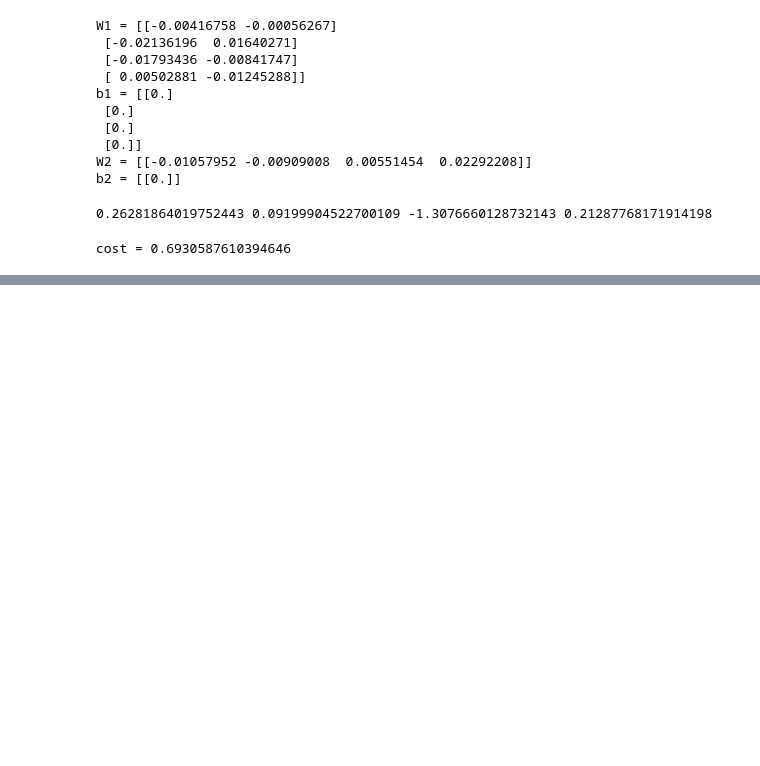
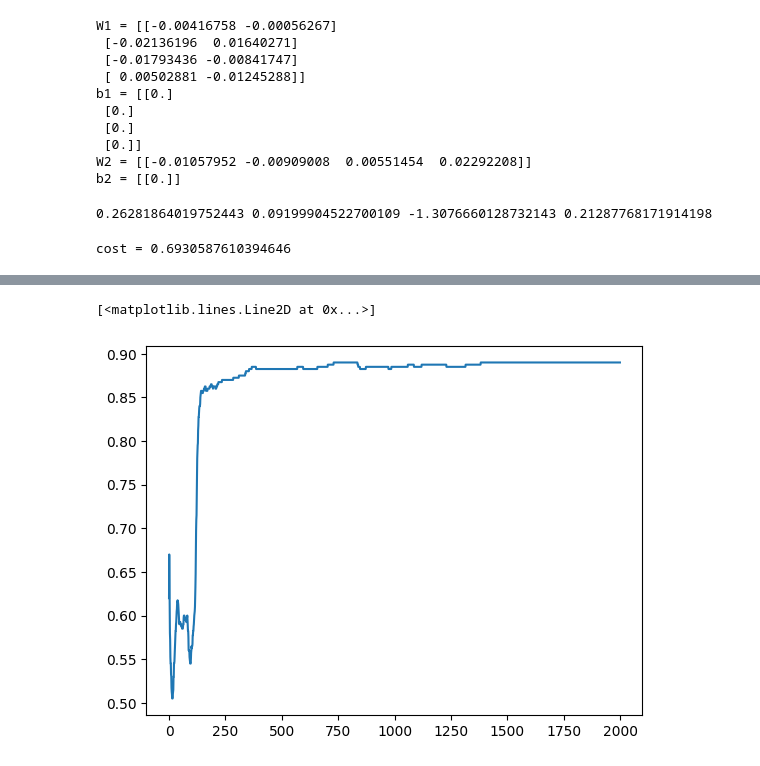
Before and after one commit to ArastooMaleki/NeuralNetworkBasics, a Jupyter notebook: shallow net/shallow_net_classification_planar.ipynb, the cells around one changed output, grey strips where cells are left out. Drawn from its saved outputs; the diff is of its cells as text; code cells hidden in the pictures; blank space fills up the shorter version.

```diff
--- a/shallow net/shallow_net_classification_planar.ipynb
+++ b/shallow net/shallow_net_classification_planar.ipynb
@@ -134,0 +198,7 @@ cost = 0.6930587610394646
+# %%
+def predict(param,X,prob=False):
+  A2,cache = forward_propagation(X , param)
+  if prob:
+    return A2
+  y_hat = (A2>=0.5)*1
+  return y_hat
@@ -134,0 +212,26 @@ cost = 0.6930587610394646
+# %%
+def nn_model(X,Y,n_h,alpha,epochs , verbose ,X_t = None , Y_t =None):
+  accuracy = sklearn.metrics.accuracy_score
+  n0 ,n1,n2 = layer_sizes(X,Y)
+  n1 = n_h
+  param = initialize_parameters(n0,n1,n2)
+  costs = []
+  accuracies_train = []
+  accuracies_test = []
+  for i in range(epochs):
+    A2,cache = forward_propagation(X,param)
+    grad = backward_propagation(param,cache,X,Y)
+    param = update_parameters(param,grad,alpha)
+    y_hat_p = predict(param,X,True)
+    y_hat = predict(param,X)
+    cost = compute_cost(y_hat_p,Y)
+    costs.append(cost)
+    if Y_t:
+      acc_test = accuracy(y_hat_p , Y_t)
+    acc_train = sklearn.metrics.accuracy_score(y_hat.reshape(-1) , Y.reshape(-1))
+    if Y_t:
+      accuracies_test.append(acc_test)
+    accuracies_train.append(acc_train)
+    if verbose:
+      print(f"iteration: {i}\ncost: {cost}\naccuracy: {acc_train}\n************************************")
+  return param , costs , accuracies_train
@@ -134,0 +277,10 @@ cost = 0.6930587610394646
+# %%
+parameter , costs , acc  = nn_model(X,Y,4,1,2000,False)
+#model_4n = model(parameter)
+# disp = DecisionBoundaryDisplay.from_estimator(model_4n , X , plot_method="contourf" ,response_method="predict")
+# disp.ax_.scatter(X[0,:],X[1,:],c=Y,cmap = plt.cm.flag)
+# %%
+plt.plot(acc)
+# %% [output]
+[<matplotlib.lines.Line2D at 0x...>]
+[figure, added]
```
Also changed, not shown: parts of 24 cells of this notebook, 3 other files.
